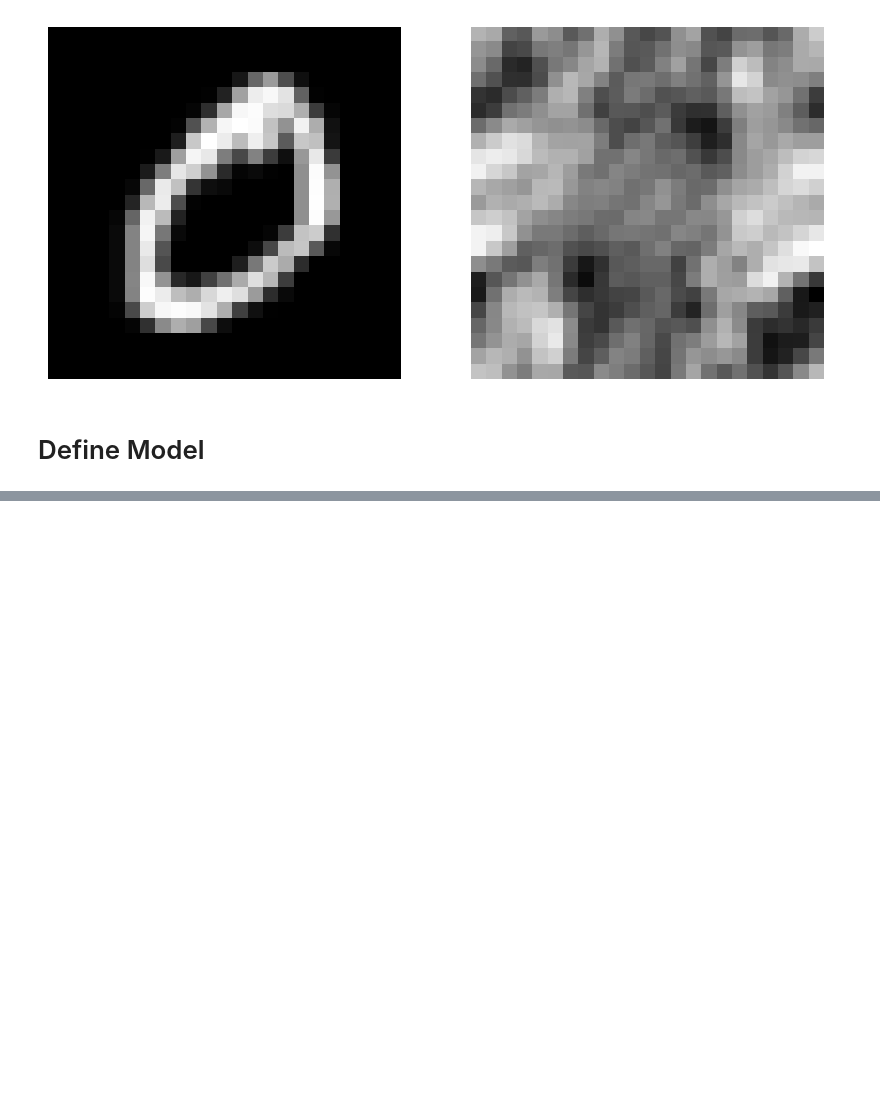
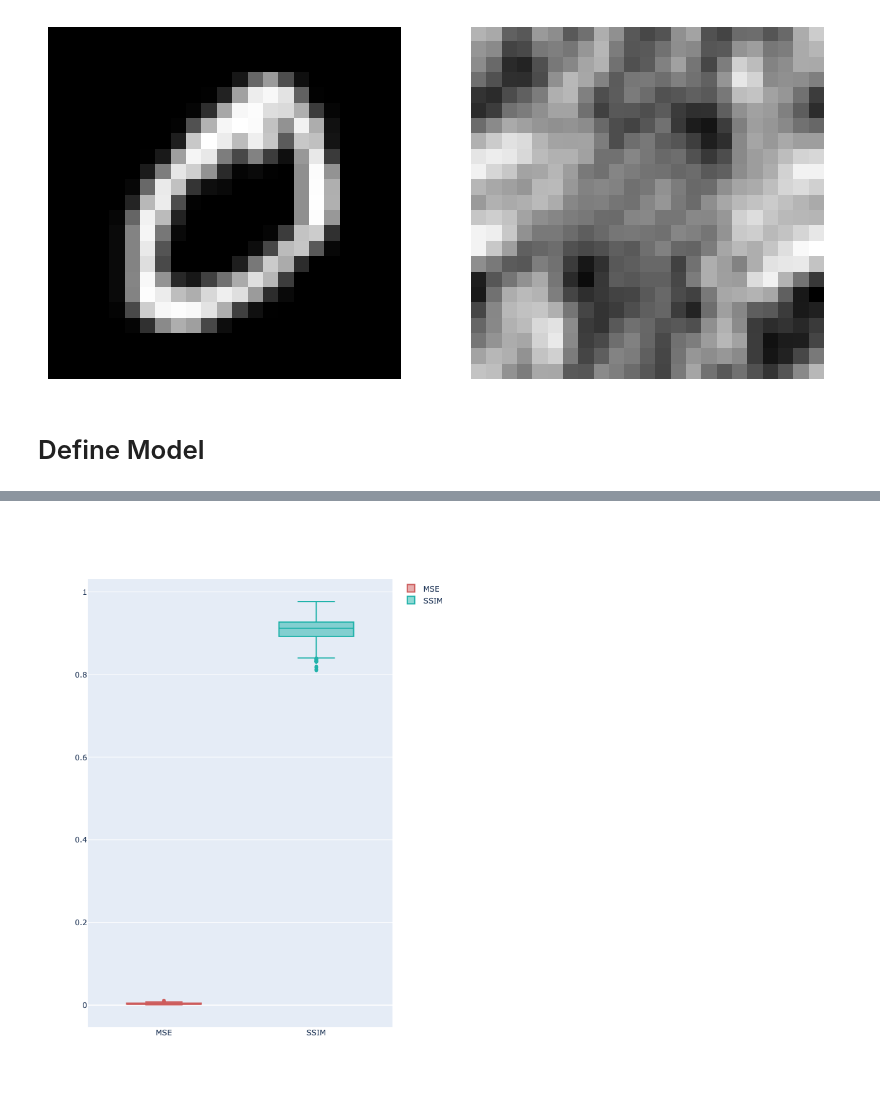
Before and after one commit to jornelasmunoz/UCM_Undergraduate_Research, a Jupyter notebook: jornelasmunoz/notebooks/learn_decoder.ipynb, the cells around one changed output, grey strips where cells are left out. Saved outputs shown, nothing was run; the diff lists cells and outputs as text; code cells hidden in the pictures; blank space fills up the shorter version.

```diff
--- a/jornelasmunoz/notebooks/learn_decoder.ipynb
+++ b/jornelasmunoz/notebooks/learn_decoder.ipynb
@@ -446,0 +507,17 @@ KeyboardInterrupt:
+# %%
+SSIM = StructuralSimilarityIndexMeasure()
+# %%
+# Define test set
+test_mnist_mura = MNIST_MURA('../data/MNIST/', params, transform=transform_list, target_transform=target_transform, train=False)
+testset = DataLoader(test_mnist_mura, batch_size=10, shuffle=True)
+# %%
+results = []
+for i, data in enumerate(testset):
+    inputs, targets, digits = data['img'], data['target'], data['digit']
+    outputs = model(inputs.to(device))
+    mse_loss = model.criterion(outputs, targets)
+    ssim_loss = SSIM(outputs, targets)
+    results.append((inputs, outputs, targets, digits, mse_loss.item(), ssim_loss.item()))
+    # show_outputs(outputs, targets, inputs, iterator=i)
+# %%
+df = pd.DataFrame(results, columns=['inputs', 'outputs', 'targets', 'digits', 'mse', 'ssim'])
@@ -446,0 +529,25 @@ KeyboardInterrupt:
+# %%
+y0 = df.mse
+y1 = df.ssim
+
+fig = go.Figure()
+fig.add_trace(go.Box(y=y0, name='MSE',
+                marker_color = 'indianred'))
+fig.add_trace(go.Box(y=y1, name = 'SSIM',
+                marker_color = 'lightseagreen'))
+fig.update_layout(
+    autosize=False,
+    width=1200,
+    height=900,
+    yaxis=dict(
+        # title_text="Y-axis Title",
+        ticktext=["Very long label", "long label", "3", "label"],
+        # tickvals=,
+        tickmode="array",
+        titlefont=dict(size=30),
+    )
+)
+fig.show(renderer="jupyterlab")
+fig.write_image('../figs/learned_decoder_cnn_mse_SSIM.png')
+# %% [output]
+[figure, added]
```
Also changed, not shown: parts of 17 cells of this notebook.
